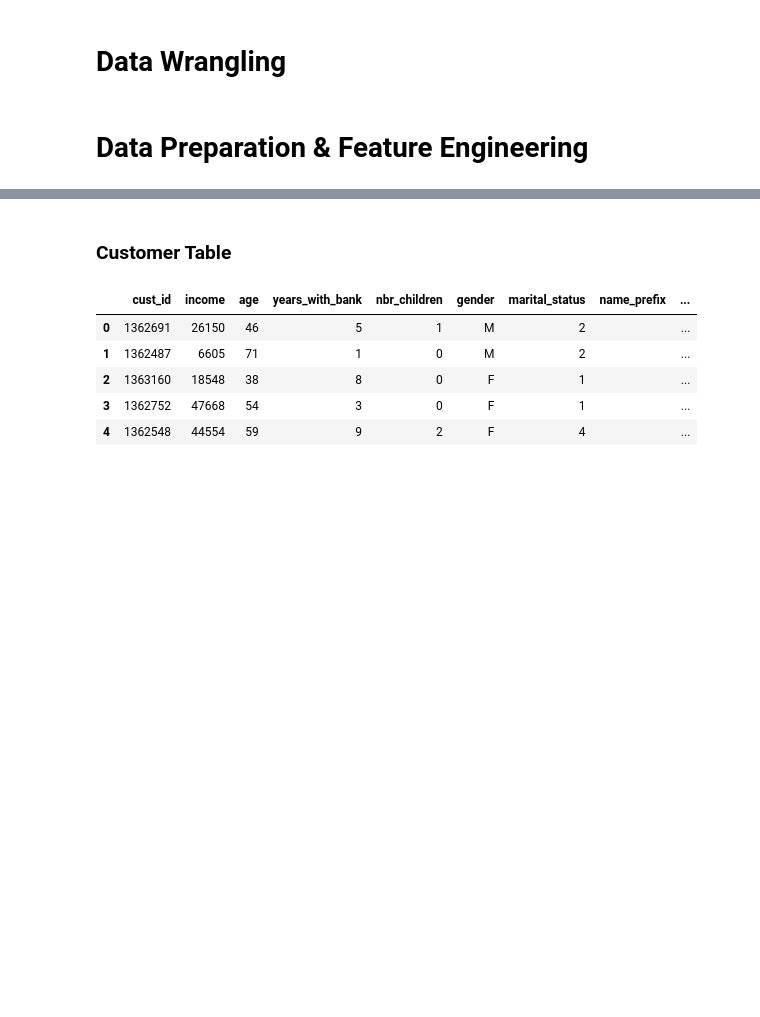
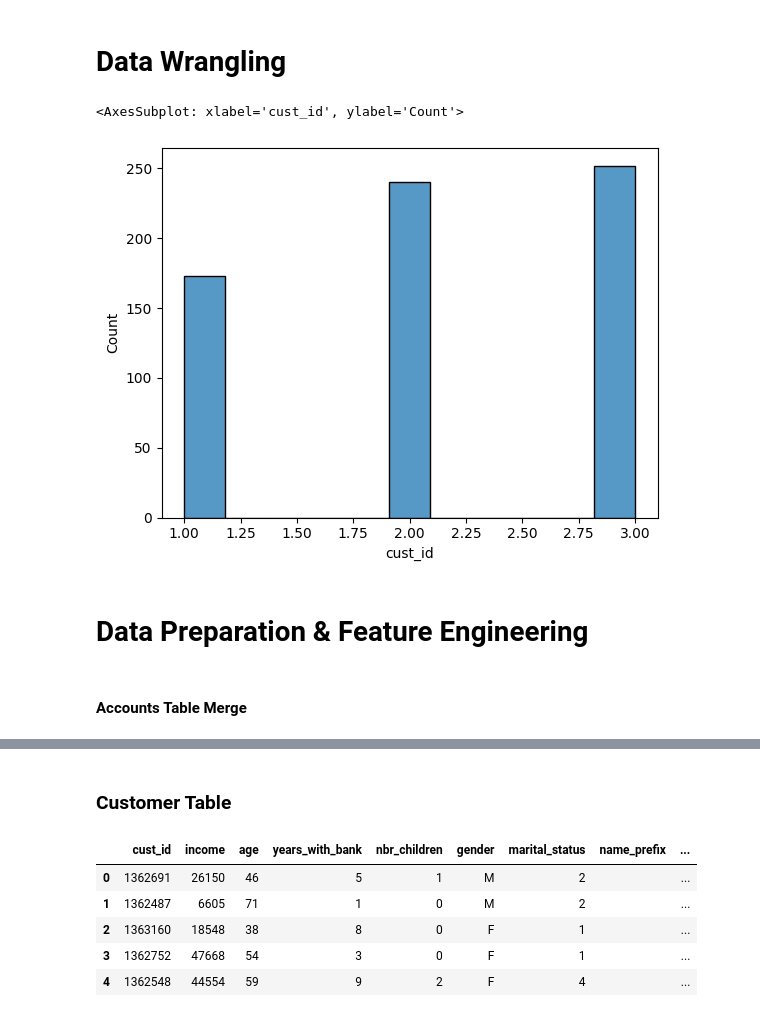
Before and after one commit to jess-moloney/mini-project-III, a Jupyter notebook: mini-project-III.ipynb, the cells around one changed output, grey strips where cells are left out. Drawn from its saved outputs; the diff is of its cells as text; code cells hidden in the pictures; blank space fills up the shorter version.

```diff
--- a/mini-project-III.ipynb
+++ b/mini-project-III.ipynb
@@ -24,5 +81,13 @@ customer_df = df_list[5]
 savings_acct_df = df_list[6]
 savings_tran_df = df_list[7]
 transactions_df = df_list[8]
+# %%
+total_accounts = accounts_df.groupby('cust_id').agg('cust_id').value_counts()
+sns.histplot(total_accounts)
+# %% [output]
+<AxesSubplot: xlabel='cust_id', ylabel='Count'>
+[figure, added]
 # %% [markdown]
 # Data Preparation & Feature Engineering
+# %% [markdown]
+#### Accounts Table Merge
```
Also changed, not shown: parts of 10 cells of this notebook.
